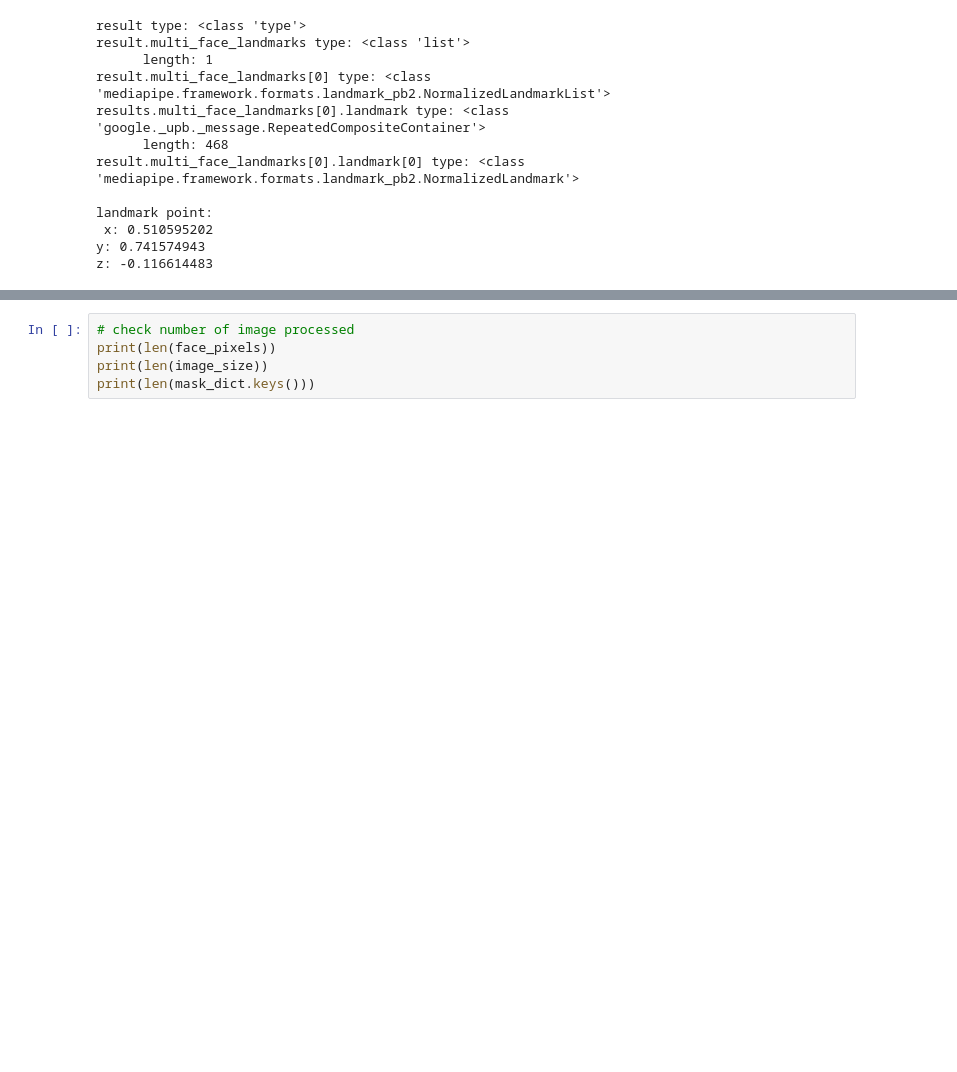
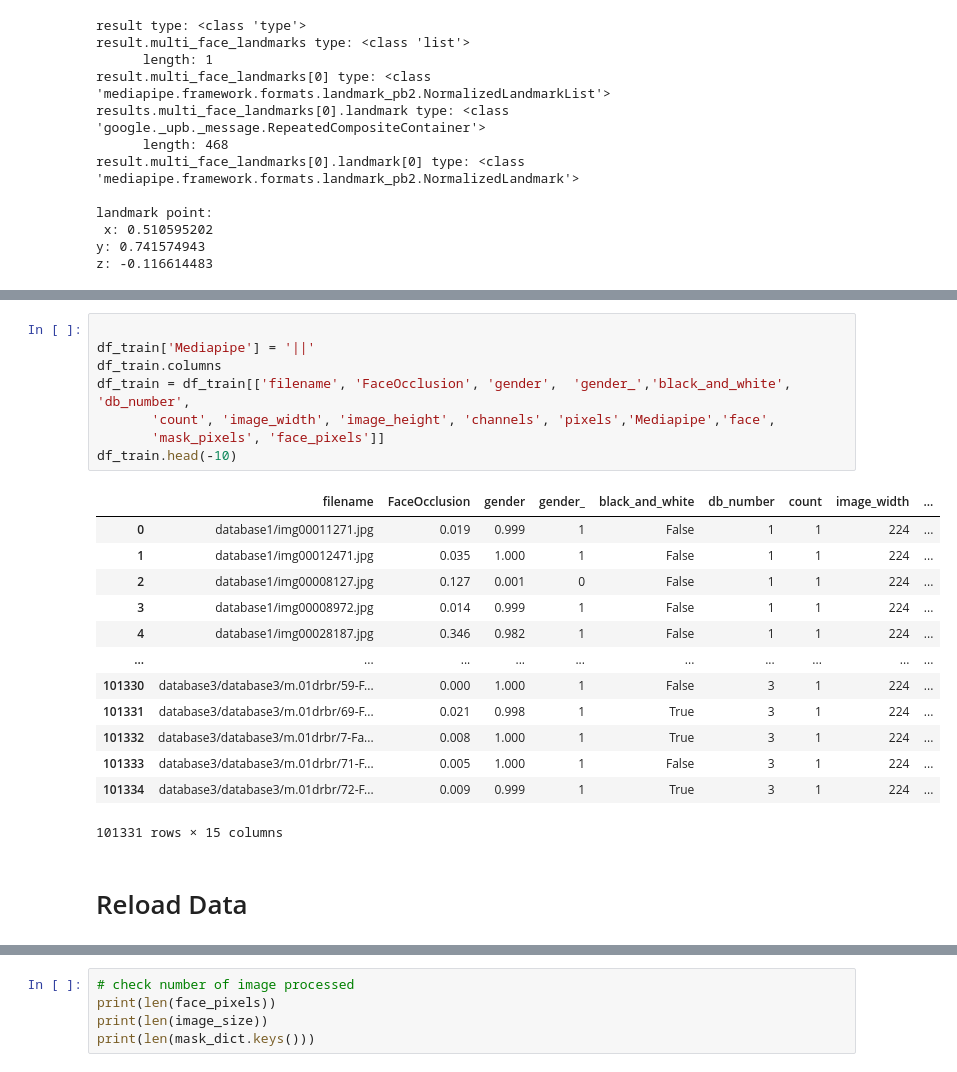
Before and after one commit to Mita-Data/Data_challenge_2.0, a Jupyter notebook: anaele_mediapipe_face_mesh.ipynb, the cells around one changed output, grey strips where cells are left out. Cells and saved outputs as stored; diff of their text form; blank space fills up the shorter version.

```diff
--- a/anaele_mediapipe_face_mesh.ipynb
+++ b/anaele_mediapipe_face_mesh.ipynb
@@ -490,0 +531,24 @@ df_train.head(-10)
+# %%
+
+df_train['Mediapipe'] = '||'
+df_train.columns
+df_train = df_train[['filename', 'FaceOcclusion', 'gender',  'gender_','black_and_white', 'db_number',
+       'count', 'image_width', 'image_height', 'channels', 'pixels','Mediapipe','face',
+       'mask_pixels', 'face_pixels']]
+df_train.head(-10)
+# %% [output]
+|  | filename | FaceOcclusion | gender | gender_ | black_and_white | db_number | count | image_width | ... |
+| 0 | database1/img00011271.jpg | 0.019 | 0.999 | 1 | False | 1 | 1 | 224 | ... |
+| 1 | database1/img00012471.jpg | 0.035 | 1.000 | 1 | False | 1 | 1 | 224 | ... |
+| 2 | database1/img00008127.jpg | 0.127 | 0.001 | 0 | False | 1 | 1 | 224 | ... |
+| 3 | database1/img00008972.jpg | 0.014 | 0.999 | 1 | False | 1 | 1 | 224 | ... |
+| 4 | database1/img00028187.jpg | 0.346 | 0.982 | 1 | False | 1 | 1 | 224 | ... |
+| ... | ... | ... | ... | ... | ... | ... | ... | ... | ... |
+| 101330 | database3/database3/m.01drbr/59-F... | 0.000 | 1.000 | 1 | False | 3 | 1 | 224 | ... |
+| 101331 | database3/database3/m.01drbr/69-F... | 0.021 | 0.998 | 1 | True | 3 | 1 | 224 | ... |
+| 101332 | database3/database3/m.01drbr/7-Fa... | 0.008 | 1.000 | 1 | True | 3 | 1 | 224 | ... |
+| 101333 | database3/database3/m.01drbr/71-F... | 0.005 | 1.000 | 1 | False | 3 | 1 | 224 | ... |
+| 101334 | database3/database3/m.01drbr/72-F... | 0.009 | 0.999 | 1 | True | 3 | 1 | 224 | ... |
+101331 rows × 15 columns
+# %% [markdown]
+# Reload Data
```
Also changed, not shown: parts of 27 cells of this notebook.
